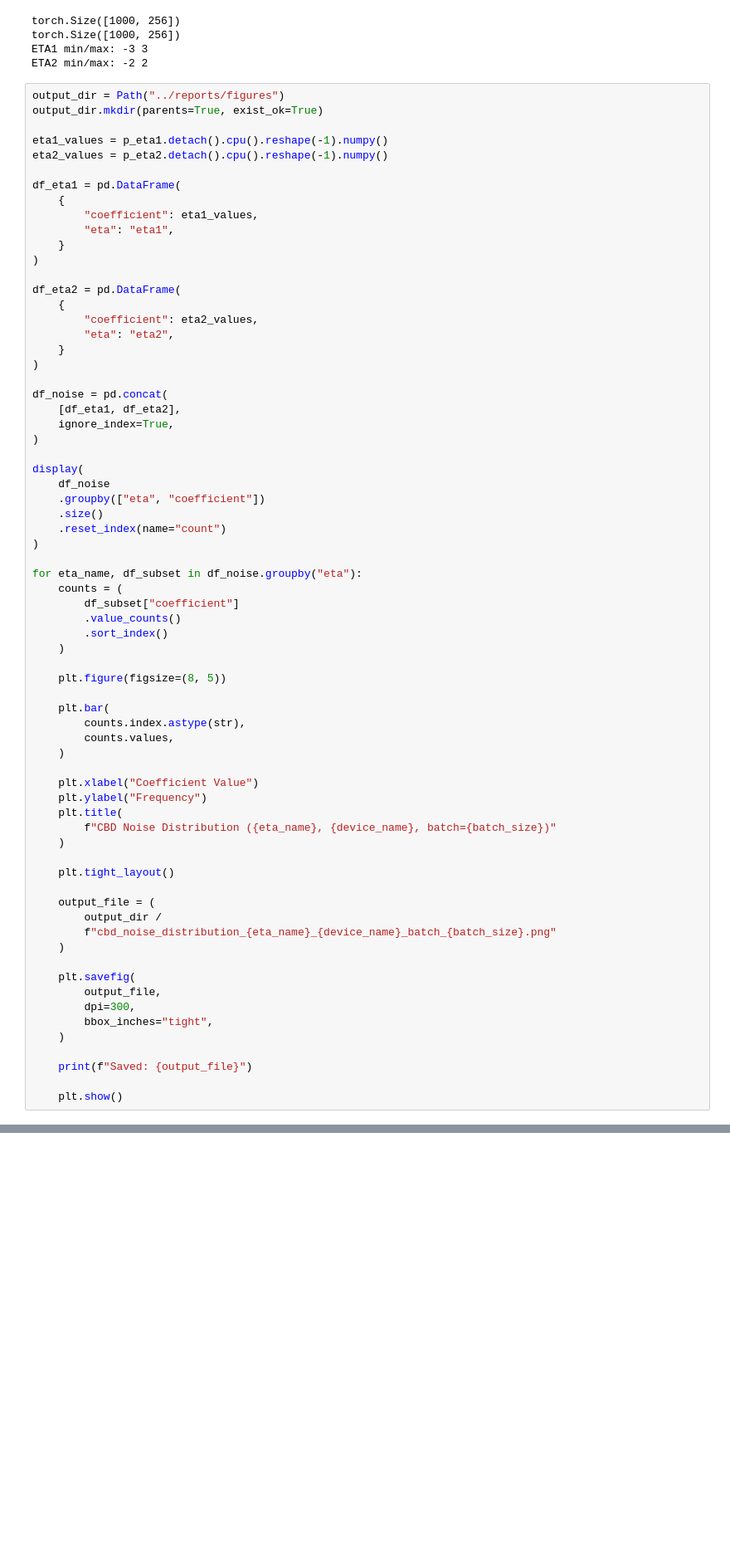
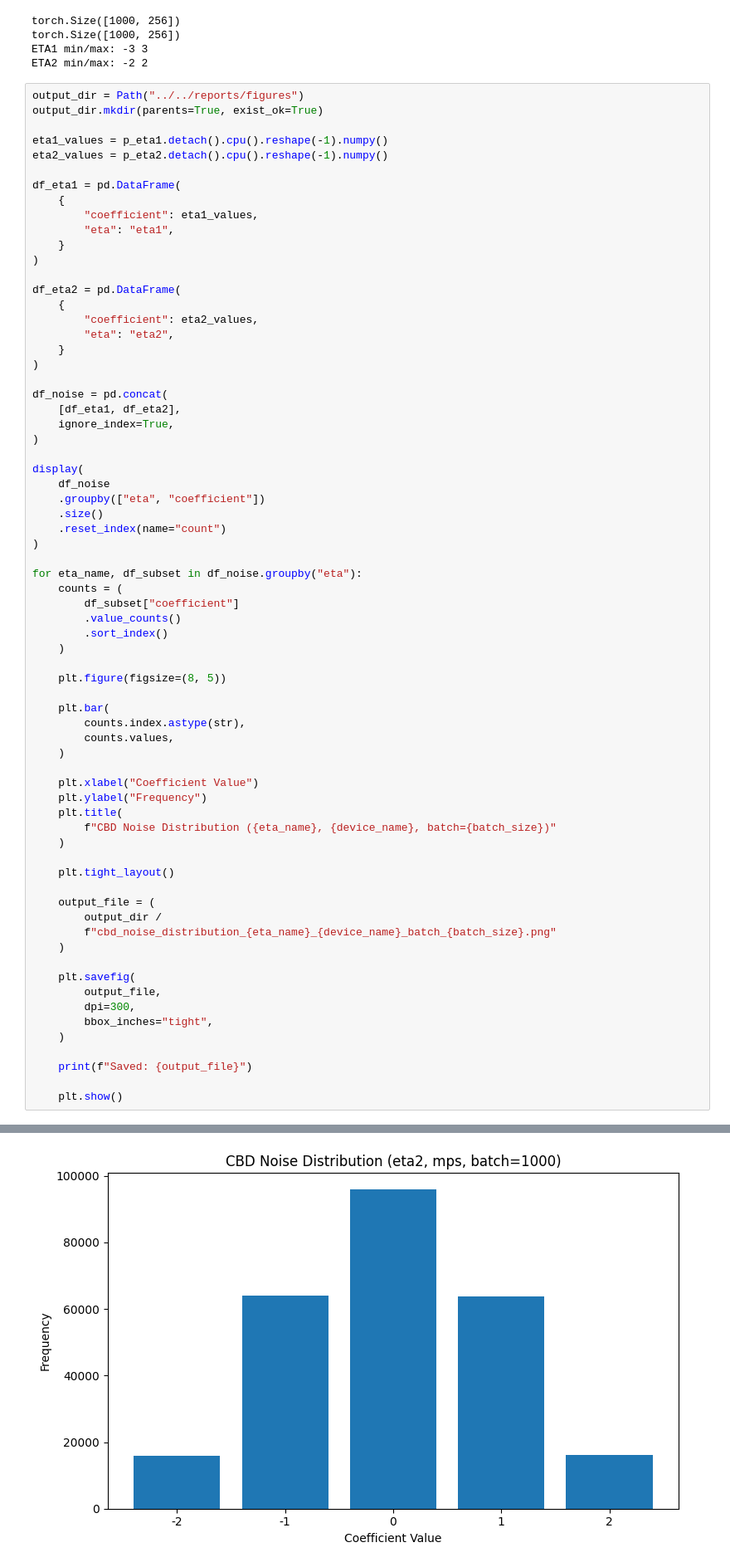
Before and after one commit to AffanAli/ml-kem-gpu-parameter-analysis, a Jupyter notebook: notebooks/coding_testing/cdb_benchmarking.ipynb, the cells around one changed output, grey strips where cells are left out. Shown at 83% size. Saved outputs shown, nothing was run; the diff lists cells and outputs as text; blank space fills up the shorter version.

Commit message:
feat: updated notebook path

```diff
--- a/notebooks/coding_testing/cdb_benchmarking.ipynb
+++ b/notebooks/coding_testing/cdb_benchmarking.ipynb
@@ -65,7 +65,7 @@ torch.Size([1000, 256])
 ETA1 min/max: -3 3
 ETA2 min/max: -2 2
 # %%
-output_dir = Path("../reports/figures")
+output_dir = Path("../../reports/figures")
 output_dir.mkdir(parents=True, exist_ok=True)
 
 eta1_values = p_eta1.detach().cpu().reshape(-1).numpy()
@@ -151,0 +153 @@ NameError: name 'output_dir' is not defined
+[figure, added]
```
Also changed, not shown: parts of 1 cell of this notebook, 1 other file.
